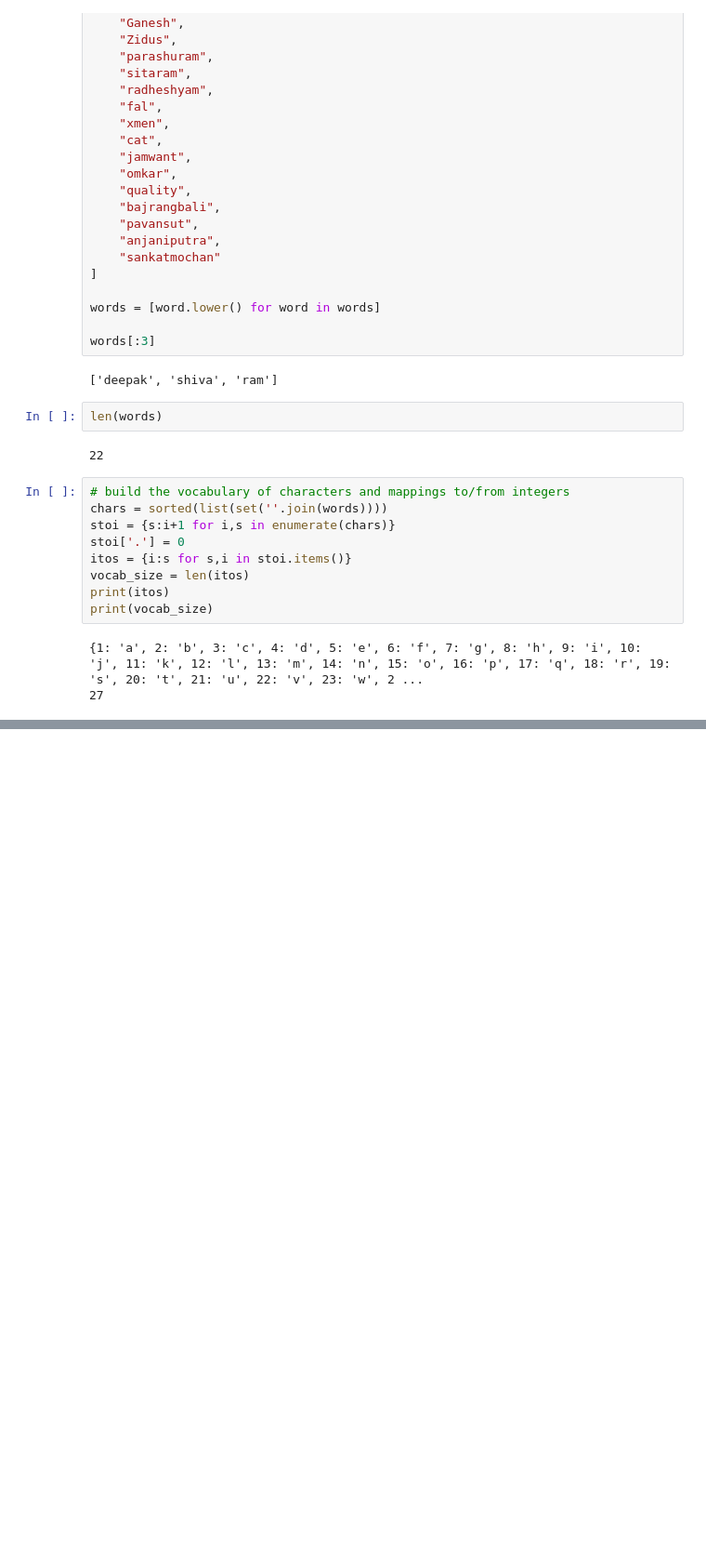
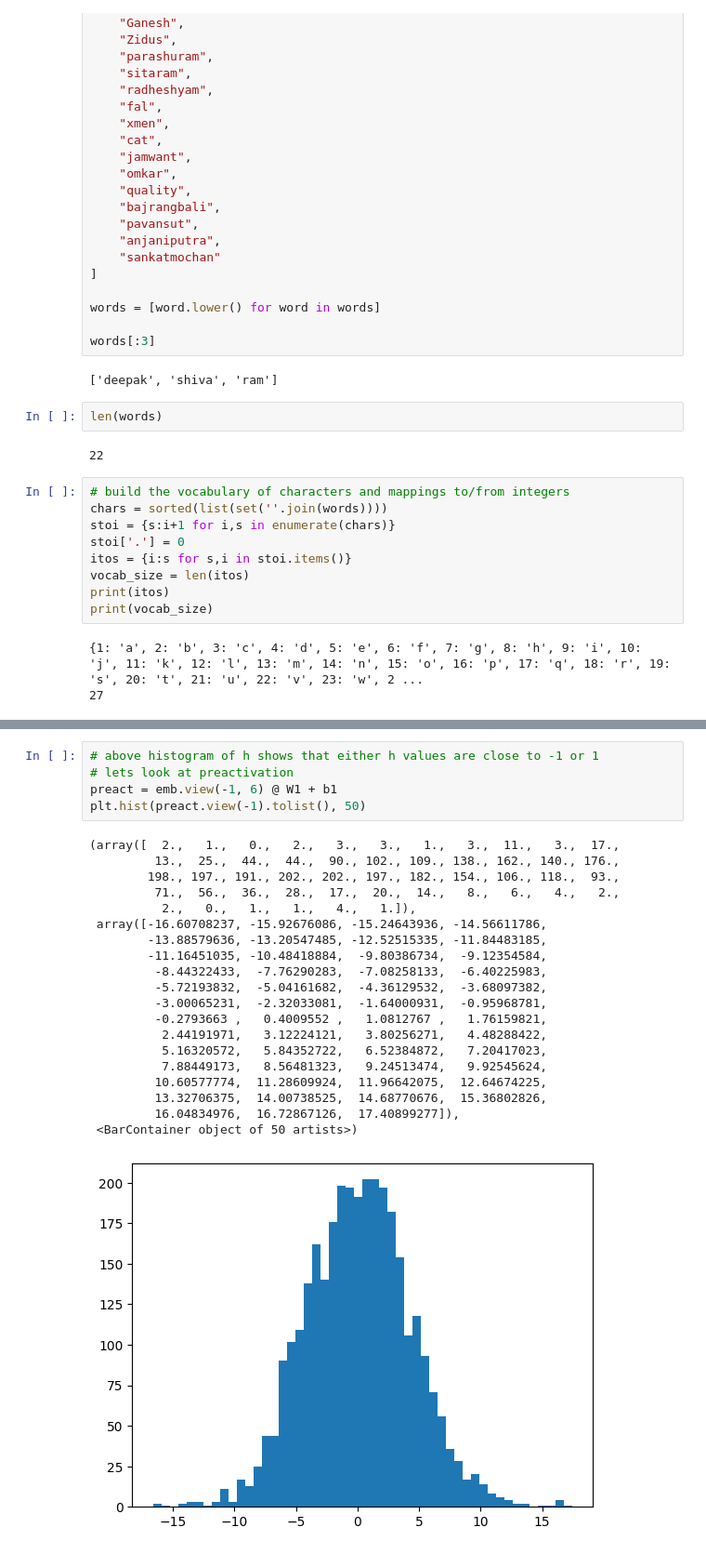
Before and after one commit to mishra011/karpathy-nn-zero-to-hero-series, a Jupyter notebook: part3_acti.ipynb, the cells around one changed output, grey strips where cells are left out. Shown at 93% size. Drawn from its saved outputs; the diff is of its cells as text; blank space fills up the shorter version.

```diff
--- a/part3_acti.ipynb
+++ b/part3_acti.ipynb
@@ -85,0 +198,26 @@ torch.Size([26, 3]) torch.Size([26])
+# %%
+# above histogram of h shows that either h values are close to -1 or 1
+# lets look at preactivation
+preact = emb.view(-1, 6) @ W1 + b1
+plt.hist(preact.view(-1).tolist(), 50)
+# %% [output]
+(array([  2.,   1.,   0.,   2.,   3.,   3.,   1.,   3.,  11.,   3.,  17.,
+         13.,  25.,  44.,  44.,  90., 102., 109., 138., 162., 140., 176.,
+        198., 197., 191., 202., 202., 197., 182., 154., 106., 118.,  93.,
+         71.,  56.,  36.,  28.,  17.,  20.,  14.,   8.,   6.,   4.,   2.,
+          2.,   0.,   1.,   1.,   4.,   1.]),
+ array([-16.60708237, -15.92676086, -15.24643936, -14.56611786,
+        -13.88579636, -13.20547485, -12.52515335, -11.84483185,
+        -11.16451035, -10.48418884,  -9.80386734,  -9.12354584,
+         -8.44322433,  -7.76290283,  -7.08258133,  -6.40225983,
+         -5.72193832,  -5.04161682,  -4.36129532,  -3.68097382,
+         -3.00065231,  -2.32033081,  -1.64000931,  -0.95968781,
+         -0.2793663 ,   0.4009552 ,   1.0812767 ,   1.76159821,
+          2.44191971,   3.12224121,   3.80256271,   4.48288422,
+          5.16320572,   5.84352722,   6.52384872,   7.20417023,
+          7.88449173,   8.56481323,   9.24513474,   9.92545624,
+         10.60577774,  11.28609924,  11.96642075,  12.64674225,
+         13.32706375,  14.00738525,  14.68770676,  15.36802826,
+         16.04834976,  16.72867126,  17.40899277]),
+ <BarContainer object of 50 artists>)
+[figure, added]
```
Also changed, not shown: parts of 25 cells of this notebook, 2 other files.
